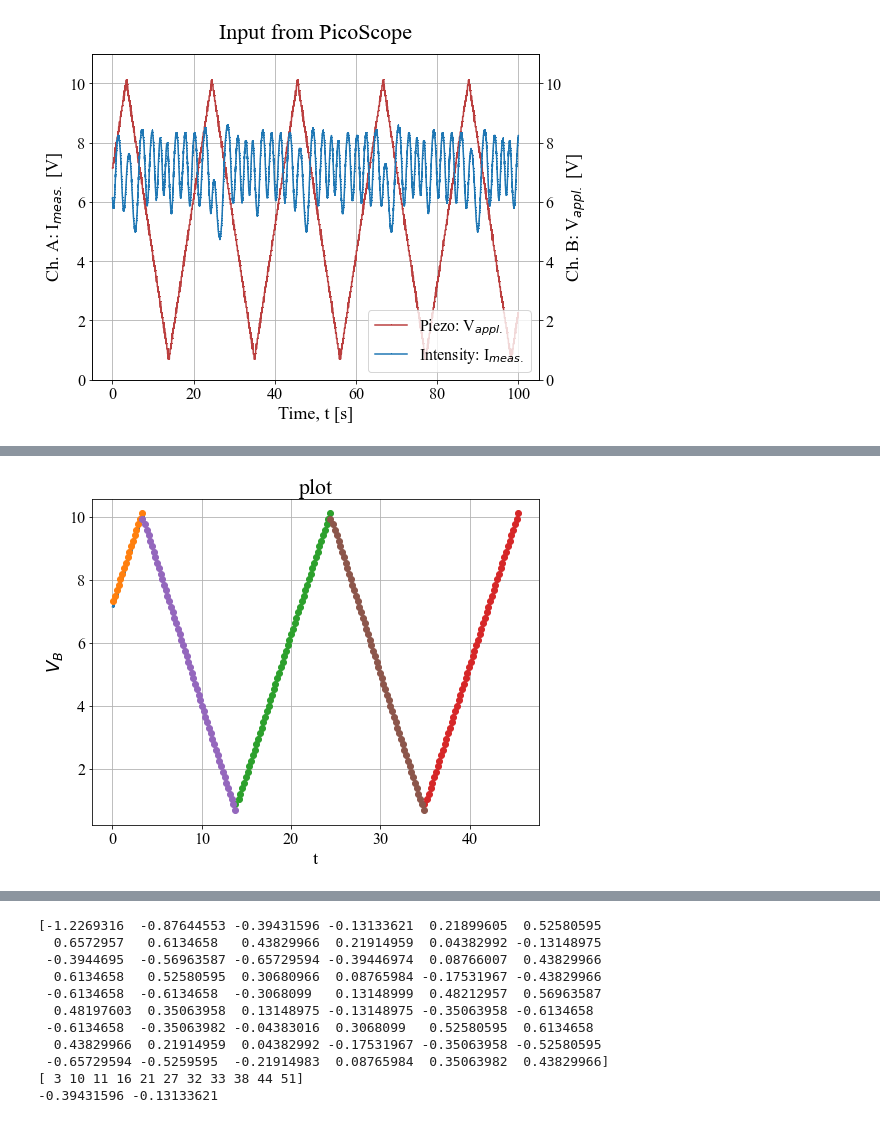
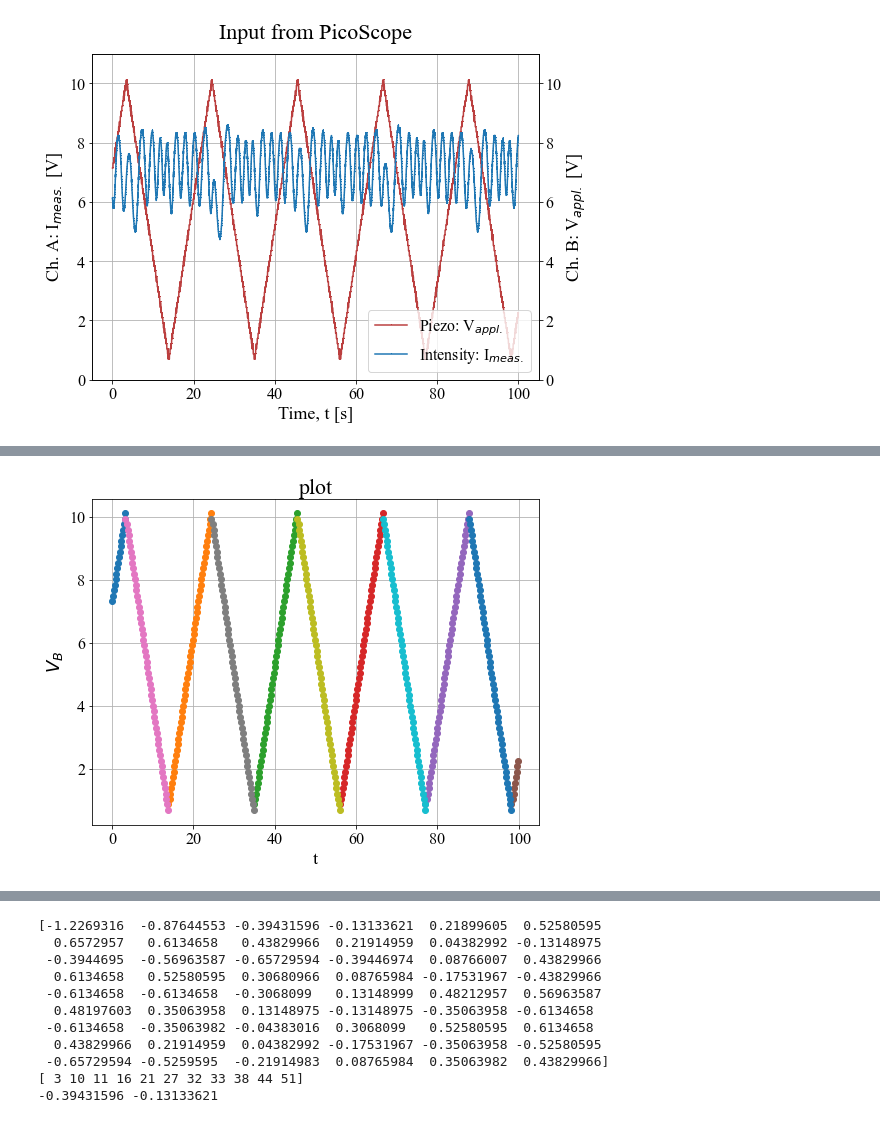
Before and after one commit to Neub28/Experimentel-Physics-2, a Jupyter notebook: Michelson-interferometer/Nicolai/Databehandling dag 1.ipynb, the cells around one changed output, grey strips where cells are left out. Drawn from its saved outputs; the diff is of its cells as text; code cells hidden in the pictures.

```diff
--- a/Michelson-interferometer/Nicolai/Databehandling dag 1.ipynb
+++ b/Michelson-interferometer/Nicolai/Databehandling dag 1.ipynb
@@ -180,7 +189,7 @@ abe = 0
 nextrun = True
 i_prev = 0
 
-while(abe < 5):
+while(abe < 11):
     dy_init = 0
 
     forward_tracks = []
@@ -236,20 +245,20 @@ Elapsed time: 26.66670060157776 seconds
 # %%
 fig, ax = plt.subplots(figsize=(8,6))
 ax.set_title("plot")
 ax.set_xlabel("t")
 ax.set_ylabel(r"$V_B$")
-ax.plot(ts[0][0:34804], Vbs[0][0:34804])
+#ax.plot(ts[0][0:34804], Vbs[0][0:34804])
 #ax.plot(tsMin, minVbs, 'o')
 #ax.plot(tsMax, maxVbs, 'o')#[0:8000]
 for tsw, forw in zip(forward_ts_list, forward_tracks_list):
     ax.plot(tsw, forw, 'o')
 
 for tsb, backw in zip(backward_ts_list, backward_tracks_list):
     ax.plot(tsb, backw, 'o')
 
 ax.grid()
 # %% [output]
-[figure, old version]
+[figure, new version]
 # %%
 index_list = []
 Va_forward_list = []
```
Also changed, not shown: parts of 22 cells of this notebook, 44 other files.
